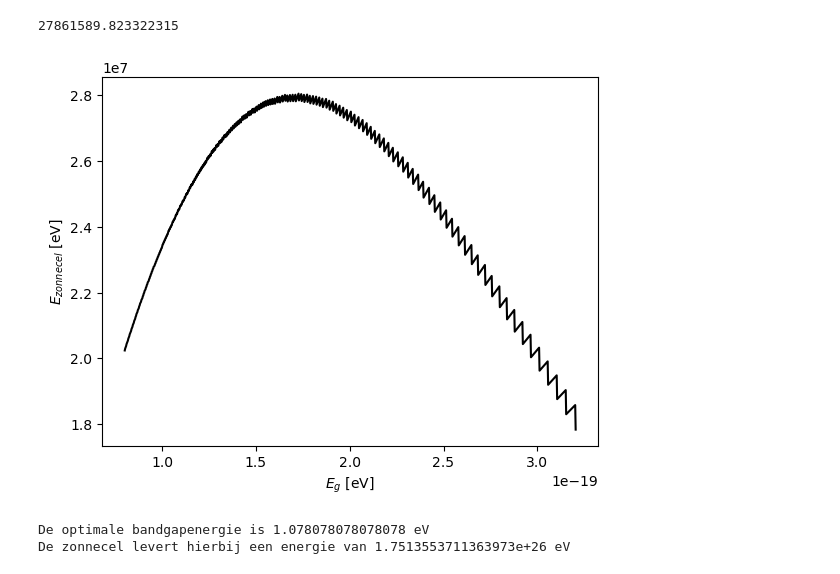
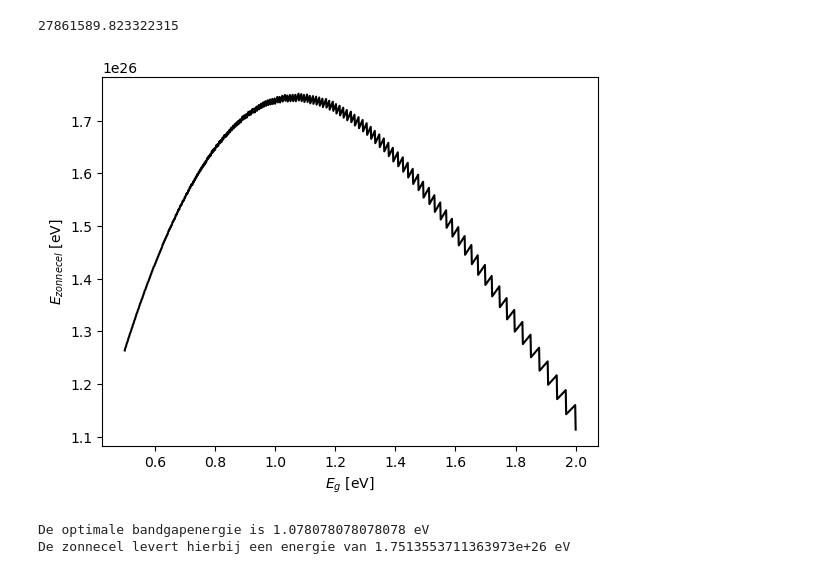
Before and after one commit to SybrenK07/25, a Jupyter notebook: Content/PySim/10_voltaische_cel.ipynb, the cells around one changed output. Saved outputs shown, nothing was run; the diff lists cells and outputs as text; code cells hidden in the pictures.

```diff
--- a/Content/PySim/10_voltaische_cel.ipynb
+++ b/Content/PySim/10_voltaische_cel.ipynb
@@ -227,20 +227,20 @@ print(b_1)
 # %%
 E_g = 1.602E-19 * np.linspace(0.5, 2, 1000)
 E_g_T = np.array([E_T_2(10e-9,i) for i in E_g])
 
 plt.figure()
-plt.plot(E_g, E_g_T, "k-")
+plt.plot(E_g/1.602E-19, E_g_T/1.602E-19, "k-")
 plt.xlabel("$E_g$ [eV]")
 plt.ylabel("$E_{zonnecel}$ [eV]")
 plt.show()
 
 idx = np.argmax(E_g_T)
 E_g_opt = E_g[idx]/(1.602E-19)
 E_g_T_max = max(E_g_T)/(1.602E-19)
 
 print(f"De optimale bandgapenergie is {E_g_opt} eV")
 print(f"De zonnecel levert hierbij een energie van {E_g_T_max} eV")
 # %% [output]
-[figure, old version]
+[figure, new version]
 De optimale bandgapenergie is 1.078078078078078 eV
 De zonnecel levert hierbij een energie van 1.7513553711363973e+26 eV
```
